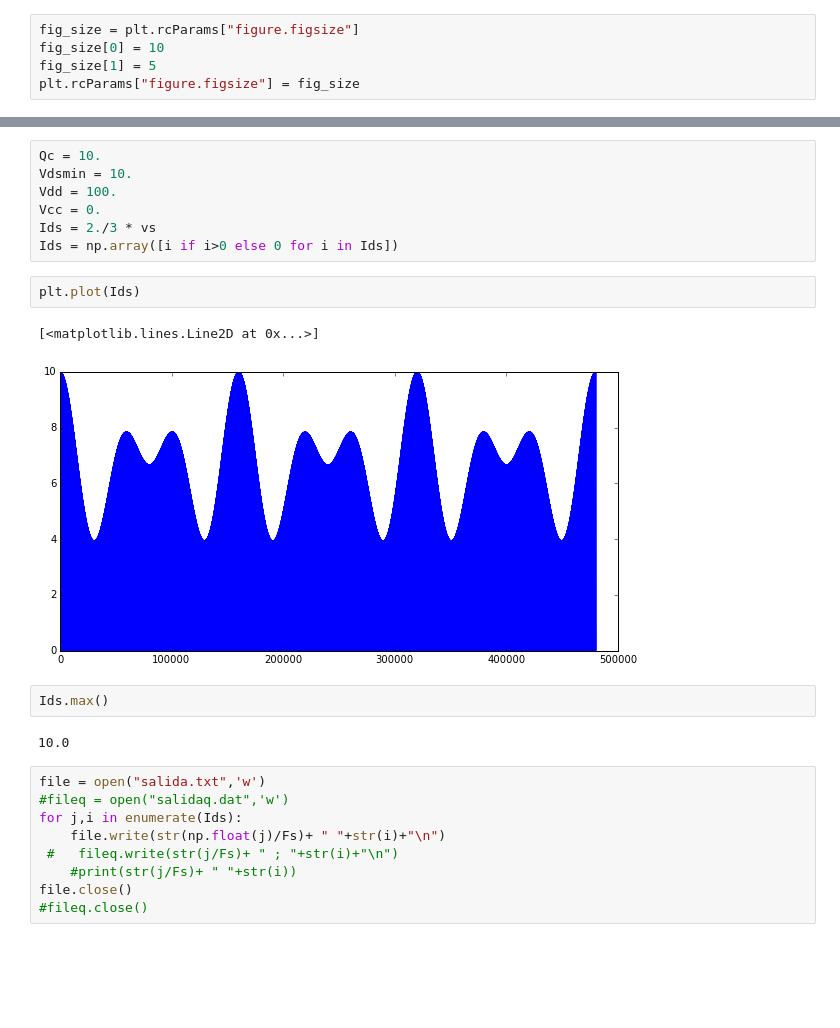
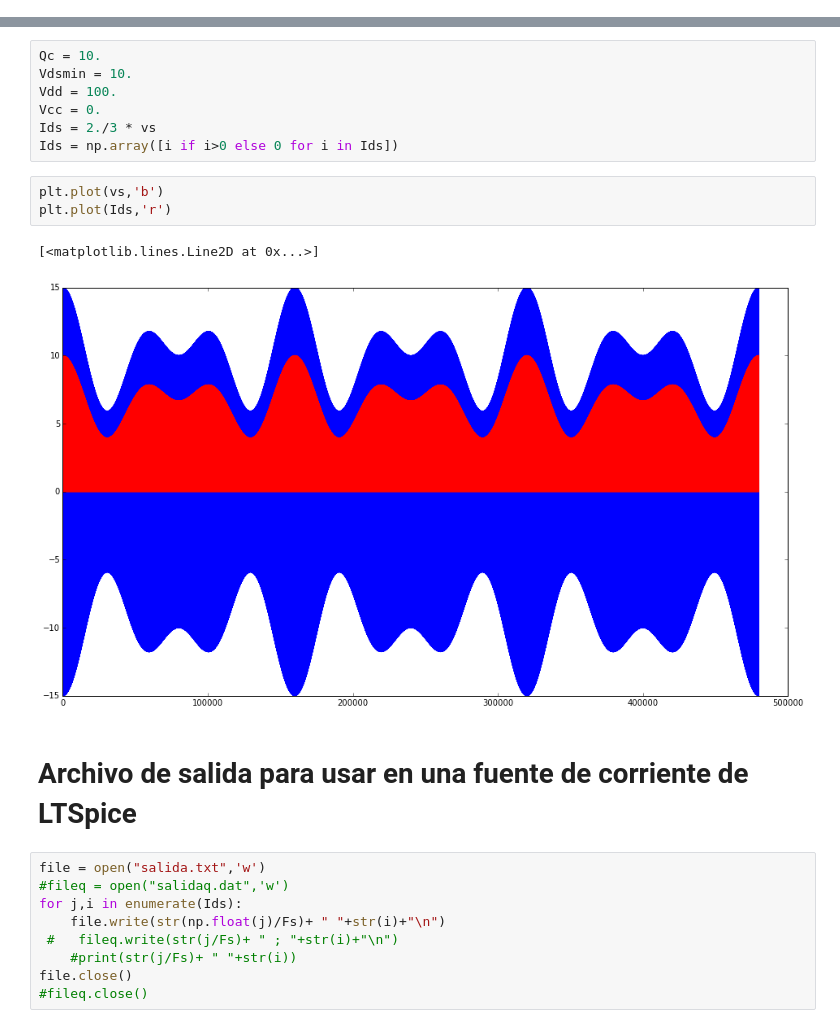
Before and after one commit to santisaran/EAIII, a Jupyter notebook: Clase 160916 - duplicador clase B.ipynb, the cells around one changed output, grey strips where cells are left out. Drawn from its saved outputs; the diff is of its cells as text; blank space fills up the shorter version.

Commit message:
ipynb para ver online

```diff
--- a/Clase 160916 - duplicador clase B.ipynb
+++ b/Clase 160916 - duplicador clase B.ipynb
@@ -20,8 +21,3 @@ tiempo = 0.006
 t = np.linspace(0,tiempo,tiempo*Fs)
 t.shape
 f = np.linspace(0,Fs,t.shape[0])
-# %%
-fig_size = plt.rcParams["figure.figsize"]
-fig_size[0] = 10
-fig_size[1] = 5
-plt.rcParams["figure.figsize"] = fig_size
@@ -46,14 +33,13 @@ Vcc = 0.
 Ids = 2./3 * vs
 Ids = np.array([i if i>0 else 0 for i in Ids])
 # %%
-plt.plot(Ids)
+plt.plot(vs,'b')
+plt.plot(Ids,'r')
 # %% [output]
 [<matplotlib.lines.Line2D at 0x...>]
-[figure, old version]
+[figure, new version]
-# %%
-Ids.max()
-# %% [output]
-10.0
+# %% [markdown]
+# Archivo de salida para usar en una fuente de corriente de LTSpice
 # %%
 file = open("salida.txt",'w')
 #fileq = open("salidaq.dat",'w')
```
Also changed, not shown: parts of 50 cells of this notebook, 7 other files.
